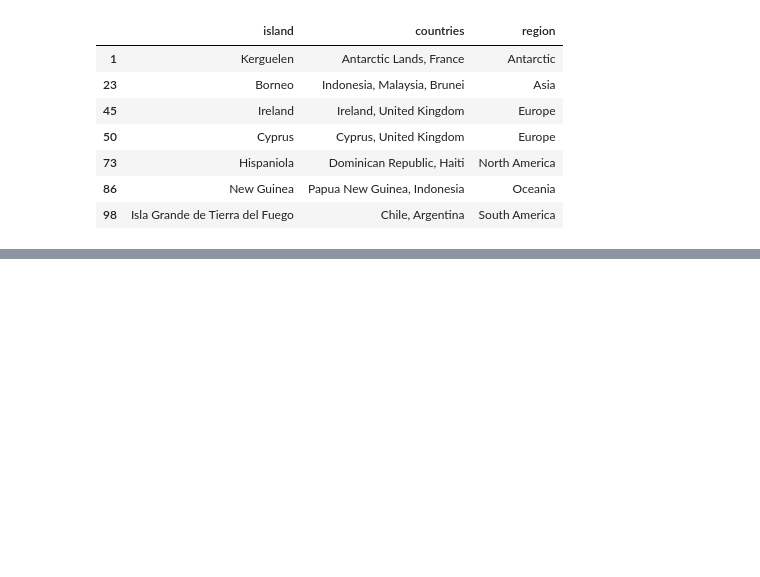
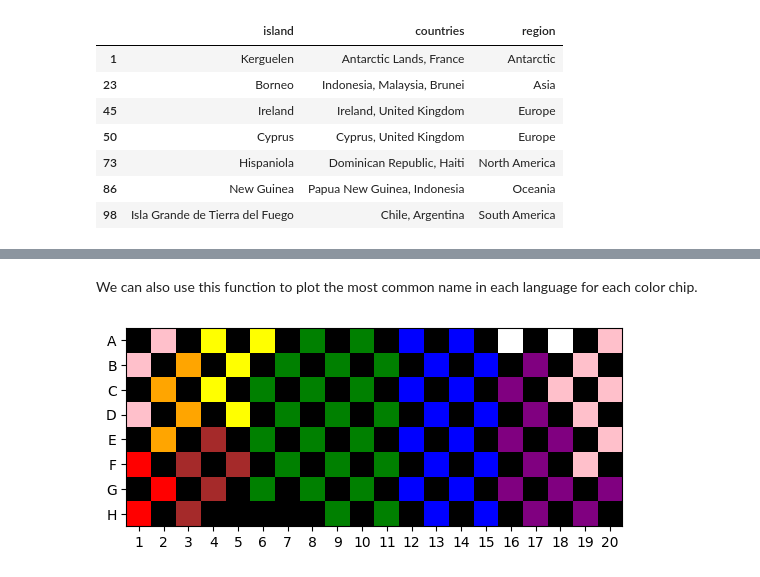
Before and after one commit to Jpablo179804/MineriaDatos, a Jupyter notebook: MineriaDatos.ipynb, the cells around one changed output, grey strips where cells are left out. Saved outputs shown, nothing was run; the diff lists cells and outputs as text; code cells hidden in the pictures; blank space fills up the shorter version.

```diff
--- a/MineriaDatos.ipynb
+++ b/MineriaDatos.ipynb
@@ -3159,0 +3342,7 @@ multiple_countries[['island', 'countries', 'region']]
+# %% [markdown]
+We can also use this function to plot the most common name in each language for each color chip.
+# %%
+# Also try 'spanish_color' and 'tsimane_color'
+plot_colors('english_color')
+# %% [output]
+[figure, added]
```
Also changed, not shown: parts of 38 cells of this notebook.
